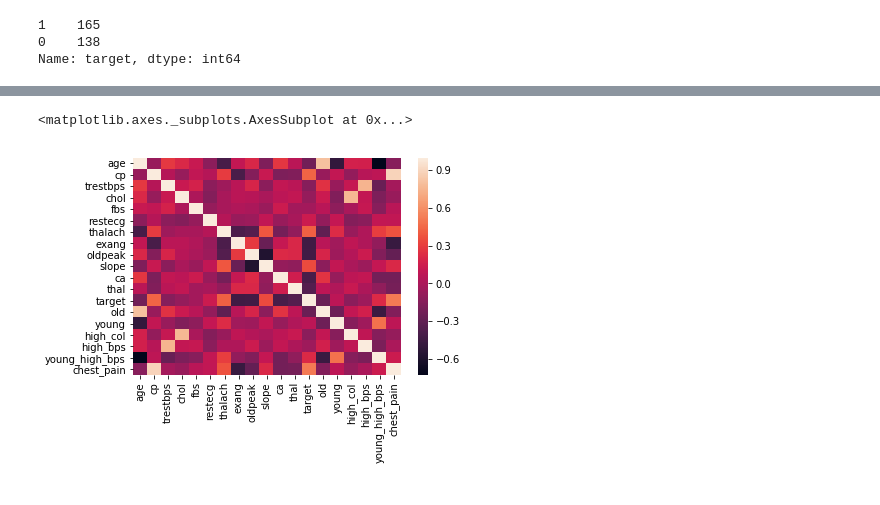
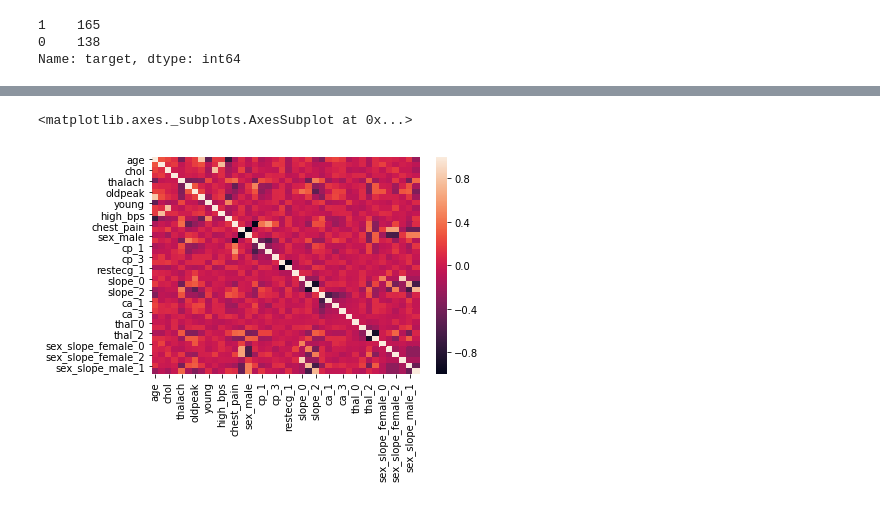
Before and after one commit to valfehr/Heart-Disease-Prediction, a Jupyter notebook: Heart_disease.ipynb, the cells around one changed output, grey strips where cells are left out. Drawn from its saved outputs; the diff is of its cells as text; code cells hidden in the pictures.

```diff
--- a/Heart_disease.ipynb
+++ b/Heart_disease.ipynb
@@ -65,0 +75,12 @@ Predicted feature :
+# %%
+df.cp = df.cp.astype(str)
+df.restecg = df.restecg.astype(str)
+df.slope = df.slope.astype(str)
+df.thal = df.thal.astype(str)
+df.ca = df.ca.astype(str)
+
+X = df.drop(columns='target')
+X = pd.get_dummies(X)
+y = df.target
+
+X_train, X_test, y_train, y_test = train_test_split(X, y, test_size=0.15)
@@ -65,0 +120,9 @@ Predicted feature :
+# %%
+df['old'] = np.where(df['age']>=56.6, 1, 0)
+df['young'] = np.where(df['age']<=40, 1, 0)
+df['high_col'] = np.where(df.chol >= 250, 1, 0)
+df['high_bps'] = np.where(df.trestbps >= 130, 1, 0)
+df['young_high_bps'] = np.where((df.trestbps <= 140) & (df.age <= 45), 1, 0)
+df['chest_pain'] = np.where(df.cp != '0', 1, 0)
+df.sex = np.where(df.sex == 1, 'male', 'female')
+df['sex_slope'] = df['sex'] + '_' + df['slope'].astype(str)
@@ -104,5 +148,5 @@ df['sex_slope'] = df['sex'] + '_' + df['slope'].astype(str)
 # %%
-sns.heatmap(df.corr())
+sns.heatmap(X.corr())
 # %% [output]
 <matplotlib.axes._subplots.AxesSubplot at 0x...>
-[figure, old version]
+[figure, new version]
```
Also changed, not shown: parts of 65 cells of this notebook, 2 other files.
